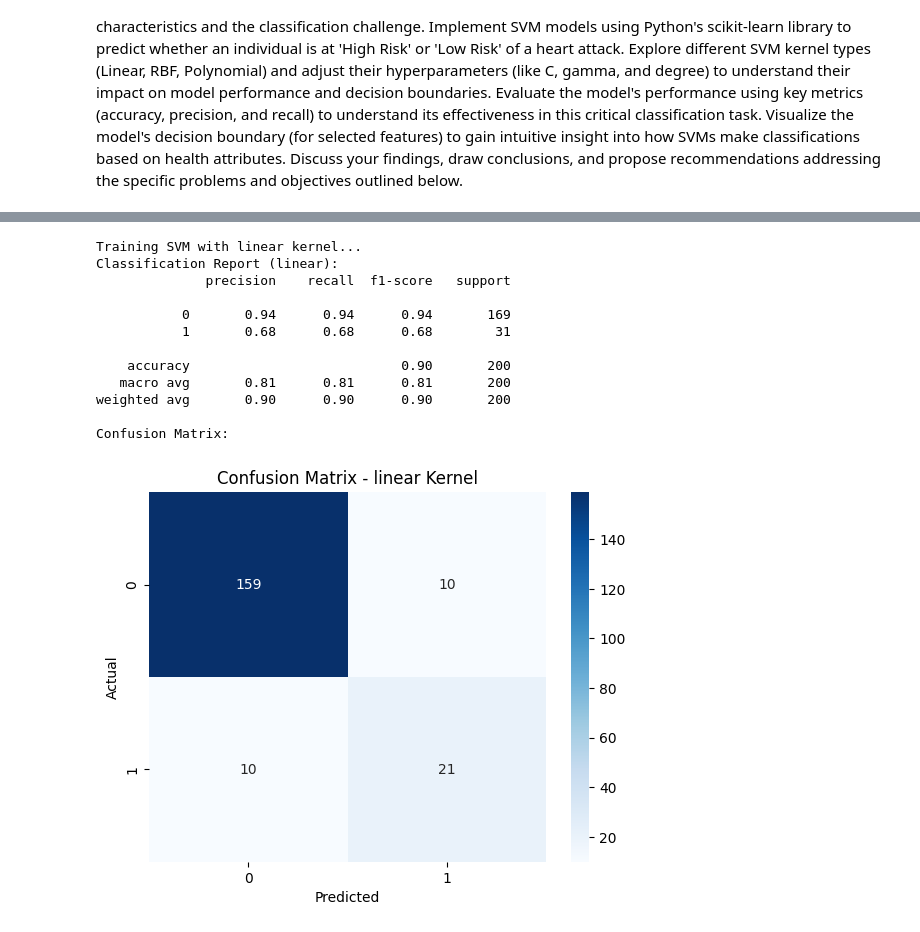
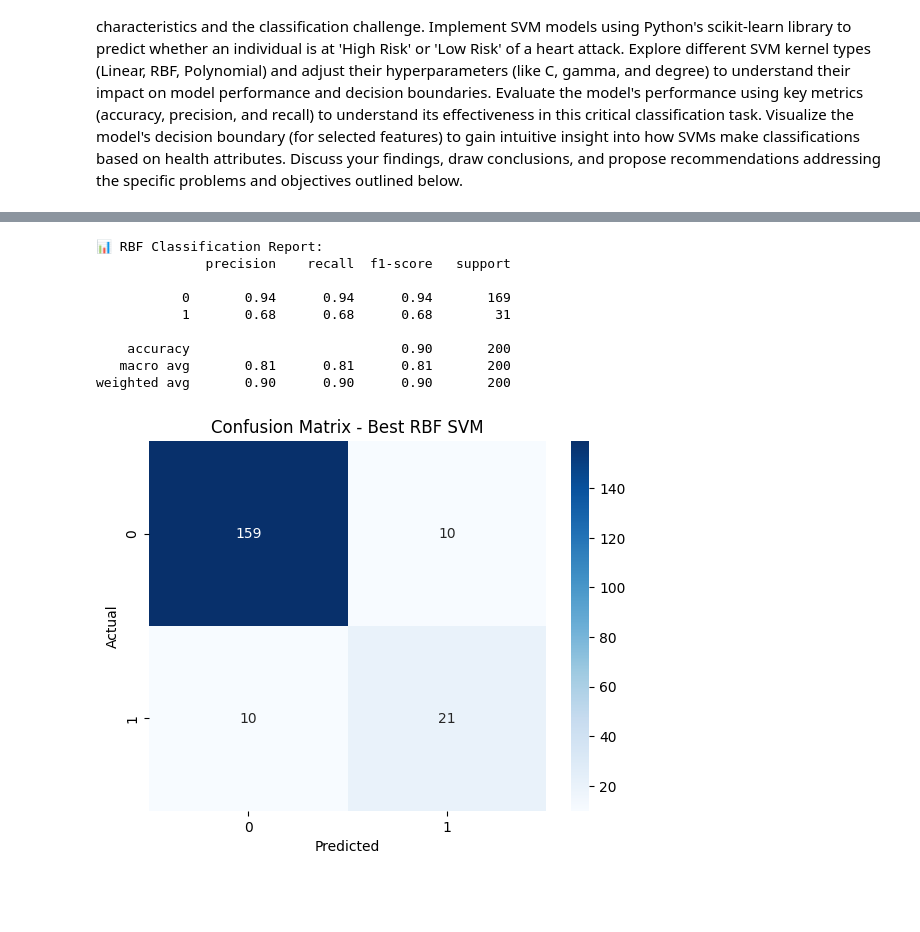
Before and after one commit to IamAlonKenneth/data-science-activities, a Jupyter notebook: Support Vector Machines (SVMs)/Support Vector Machines (SVMs).ipynb, the cells around one changed output, grey strips where cells are left out. Drawn from its saved outputs; the diff is of its cells as text; code cells hidden in the pictures; blank space fills up the shorter version.

```diff
--- a/Support Vector Machines (SVMs)/Support Vector Machines (SVMs).ipynb
+++ b/Support Vector Machines (SVMs)/Support Vector Machines (SVMs).ipynb
@@ -59,13 +46,13 @@ dtype: int64
 # %%
-# Separate features and target
+# 🎯 Features and Target
 X = df.drop("HeartAttackRisk", axis=1)
 y = df["HeartAttackRisk"]
 
-# Train-test split (80-20)
-X_train, X_test, y_train, y_test = train_test_split(X, y, test_size=0.2, random_state=42, stratify=y)
-
-# Feature scaling
-scaler = StandardScaler()
-X_train_scaled = scaler.fit_transform(X_train)
-X_test_scaled = scaler.transform(X_test)
+# 🔀 Train-Test Split
+X_train, X_test, y_train, y_test = train_test_split(
+    X, y,
+    test_size=0.2,
+    random_state=42,
+    stratify=y
+)
 # %%
@@ -91,18 +77,26 @@ def train_and_evaluate_svm(kernel, C=1.0, gamma='scale', degree=3):
 # %%
-# Train and evaluate Linear SVM
-linear_model = train_and_evaluate_svm(kernel="linear", C=1.0)
+# ✅ Evaluate best RBF model on test set
+best_rbf = grid_rbf.best_estimator_
+y_pred_rbf = best_rbf.predict(X_test)
+
+print("\n📊 RBF Classification Report:")
+print(classification_report(y_test, y_pred_rbf))
+
+# 🔍 Confusion Matrix
+sns.heatmap(confusion_matrix(y_test, y_pred_rbf), annot=True, fmt='d', cmap='Blues')
+plt.title("Confusion Matrix - Best RBF SVM")
+plt.xlabel("Predicted")
+plt.ylabel("Actual")
+plt.show()
 # %% [output]
-Training SVM with linear kernel...
-Classification Report (linear):
+📊 RBF Classification Report:
               precision    recall  f1-score   support
 
            0       0.94      0.94      0.94       169
            1       0.68      0.68      0.68        31
 
     accuracy                           0.90       200
    macro avg       0.81      0.81      0.81       200
 weighted avg       0.90      0.90      0.90       200
-
-Confusion Matrix:
-[figure, old version]
+[figure, new version]
 # %%
```
Also changed, not shown: parts of 15 cells of this notebook.
